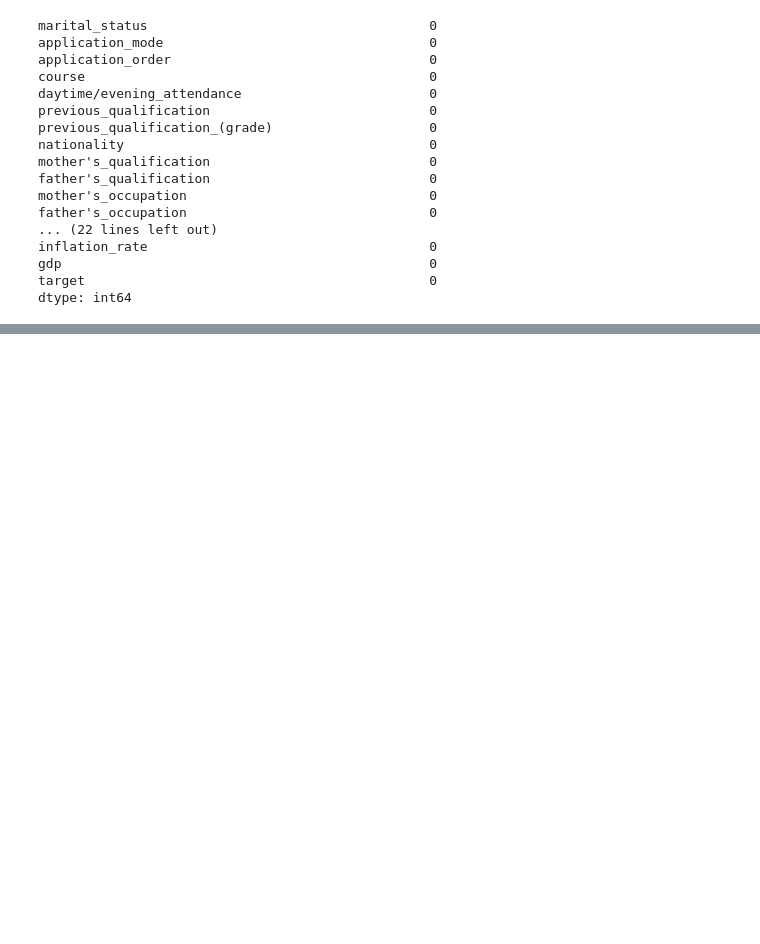
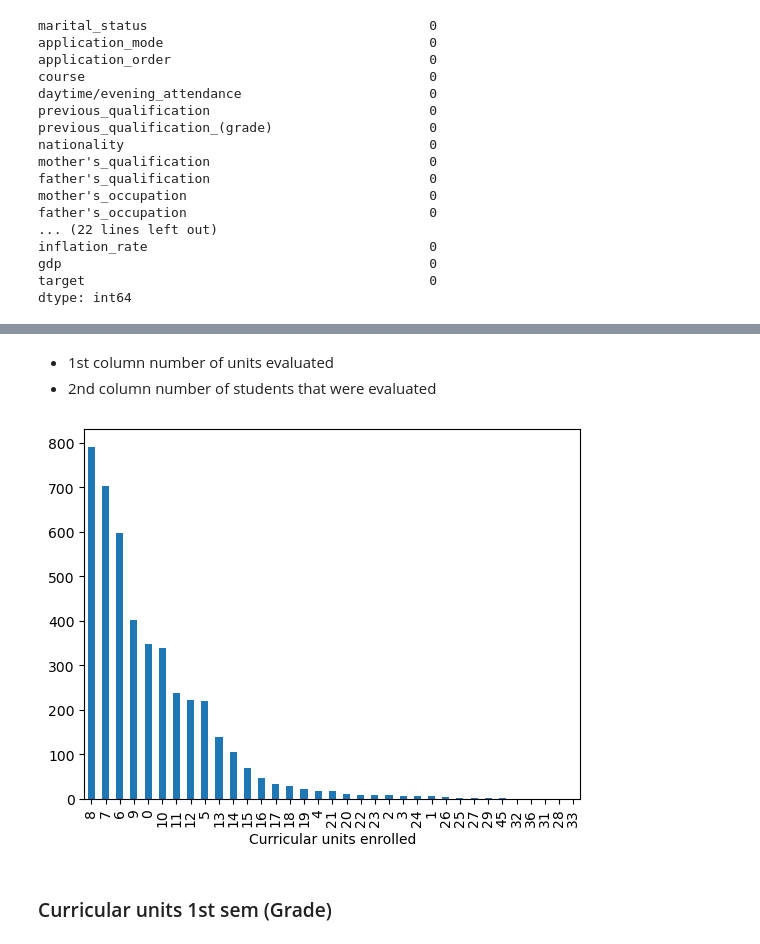
Before and after one commit to AndreJacobsPy/ai-academy-capstone, a Jupyter notebook: exploration.ipynb, the cells around one changed output, grey strips where cells are left out. Cells and saved outputs as stored; diff of their text form; code cells hidden in the pictures; blank space fills up the shorter version.

```diff
--- a/exploration.ipynb
+++ b/exploration.ipynb
@@ -662,0 +842,9 @@ dtype: int64
+# %% [markdown]
+- 1st column number of units evaluated
+- 2nd column number of students that were evaluated
+# %%
+df["curricular_units_1st_sem_(evaluations)"].value_counts().plot(kind="bar", xlabel = "Curricular units enrolled");
+# %% [output]
+[figure, added]
+# %% [markdown]
+### Curricular units 1st sem (Grade)
```
Also changed, not shown: parts of 32 cells of this notebook.
